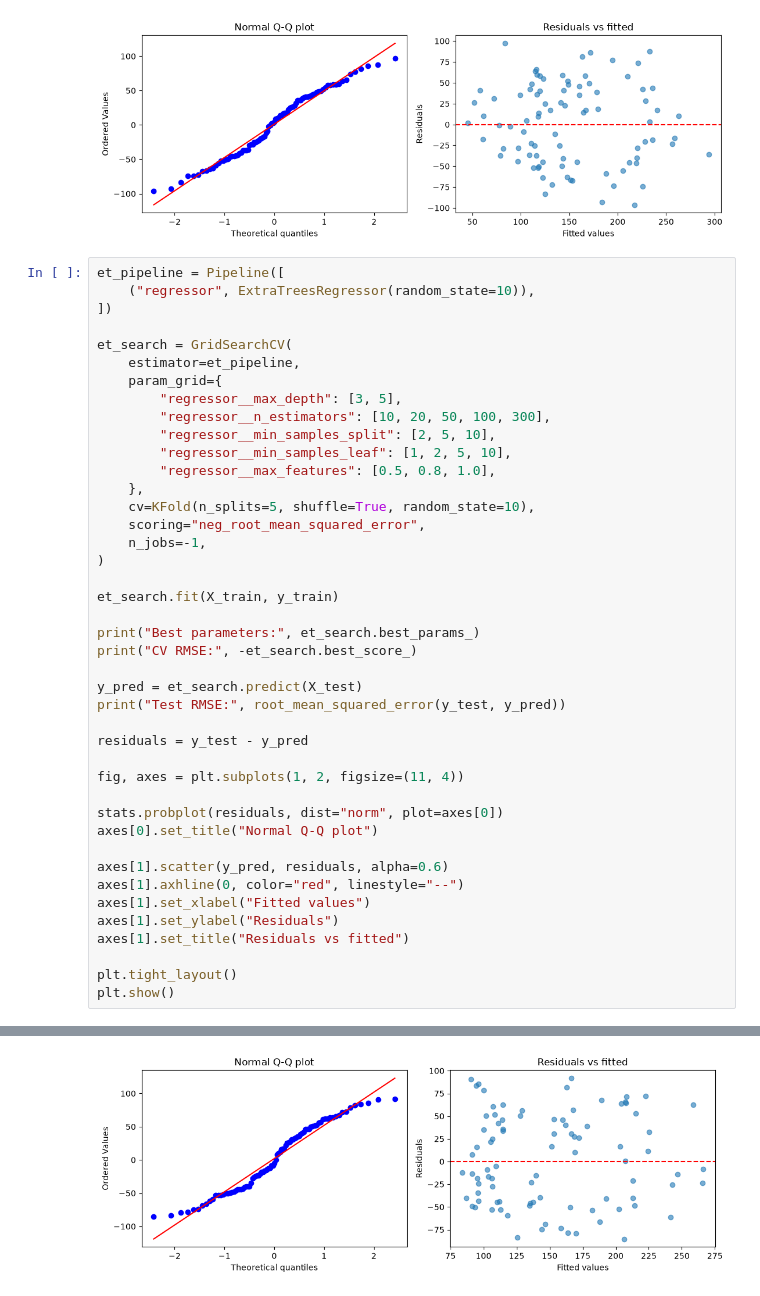
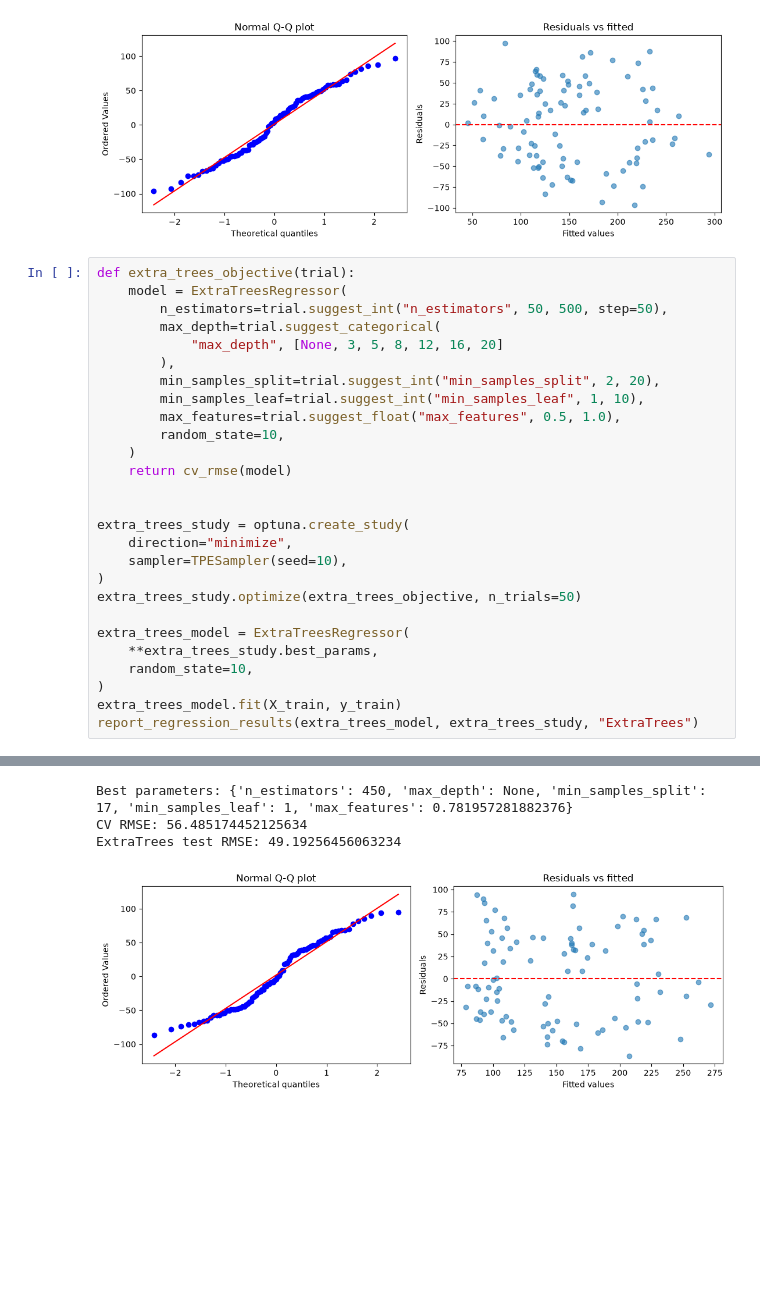
Before and after one commit to beep1000101/ml-classic, a Jupyter notebook: notebooks/linear_reg_diabetes_sklearn.ipynb, the cells around one changed output, grey strips where cells are left out. Saved outputs shown, nothing was run; the diff lists cells and outputs as text; blank space fills up the shorter version.

```diff
--- a/notebooks/linear_reg_diabetes_sklearn.ipynb
+++ b/notebooks/linear_reg_diabetes_sklearn.ipynb
@@ -379,45 +424,30 @@ OLS CV RMSE: 55.924110462985865
 Test RMSE: 48.03793441202272
 [figure]
 # %%
-et_pipeline = Pipeline([
-    ("regressor", ExtraTreesRegressor(random_state=10)),
-])
+def extra_trees_objective(trial):
+    model = ExtraTreesRegressor(
+        n_estimators=trial.suggest_int("n_estimators", 50, 500, step=50),
+        max_depth=trial.suggest_categorical(
+            "max_depth", [None, 3, 5, 8, 12, 16, 20]
+        ),
+        min_samples_split=trial.suggest_int("min_samples_split", 2, 20),
+        min_samples_leaf=trial.suggest_int("min_samples_leaf", 1, 10),
+        max_features=trial.suggest_float("max_features", 0.5, 1.0),
+        random_state=10,
+    )
+    return cv_rmse(model)
 
-et_search = GridSearchCV(
-    estimator=et_pipeline,
-    param_grid={
-        "regressor__max_depth": [3, 5],
-        "regressor__n_estimators": [10, 20, 50, 100, 300],
-        "regressor__min_samples_split": [2, 5, 10],
-        "regressor__min_samples_leaf": [1, 2, 5, 10],
-        "regressor__max_features": [0.5, 0.8, 1.0],
-    },
-    cv=KFold(n_splits=5, shuffle=True, random_state=10),
-    scoring="neg_root_mean_squared_error",
-    n_jobs=-1,
+
+extra_trees_study = optuna.create_study(
+    direction="minimize",
+    sampler=TPESampler(seed=10),
 )
+extra_trees_study.optimize(extra_trees_objective, n_trials=50)
 
-et_search.fit(X_train, y_train)
-
-print("Best parameters:", et_search.best_params_)
-print("CV RMSE:", -et_search.best_score_)
-
-y_pred = et_search.predict(X_test)
-print("Test RMSE:", root_mean_squared_error(y_test, y_pred))
-
-residuals = y_test - y_pred
-
-fig, axes = plt.subplots(1, 2, figsize=(11, 4))
-
-stats.probplot(residuals, dist="norm", plot=axes[0])
-axes[0].set_title("Normal Q-Q plot")
-
-axes[1].scatter(y_pred, residuals, alpha=0.6)
-axes[1].axhline(0, color="red", linestyle="--")
-axes[1].set_xlabel("Fitted values")
-axes[1].set_ylabel("Residuals")
-axes[1].set_title("Residuals vs fitted")
-
-plt.tight_layout()
-plt.show()
+extra_trees_model = ExtraTreesRegressor(
+    **extra_trees_study.best_params,
+    random_state=10,
+)
+extra_trees_model.fit(X_train, y_train)
+report_regression_results(extra_trees_model, extra_trees_study, "ExtraTrees")
 # %% [output]
@@ -427 +471,4 @@ Test RMSE: 49.91123865684805
+Best parameters: {'n_estimators': 450, 'max_depth': None, 'min_samples_split': 17, 'min_samples_leaf': 1, 'max_features': 0.781957281882376}
+CV RMSE: 56.485174452125634
+ExtraTrees test RMSE: 49.19256456063234
-[figure, old version]
+[figure, new version]
```
Also changed, not shown: parts of 7 cells of this notebook.
